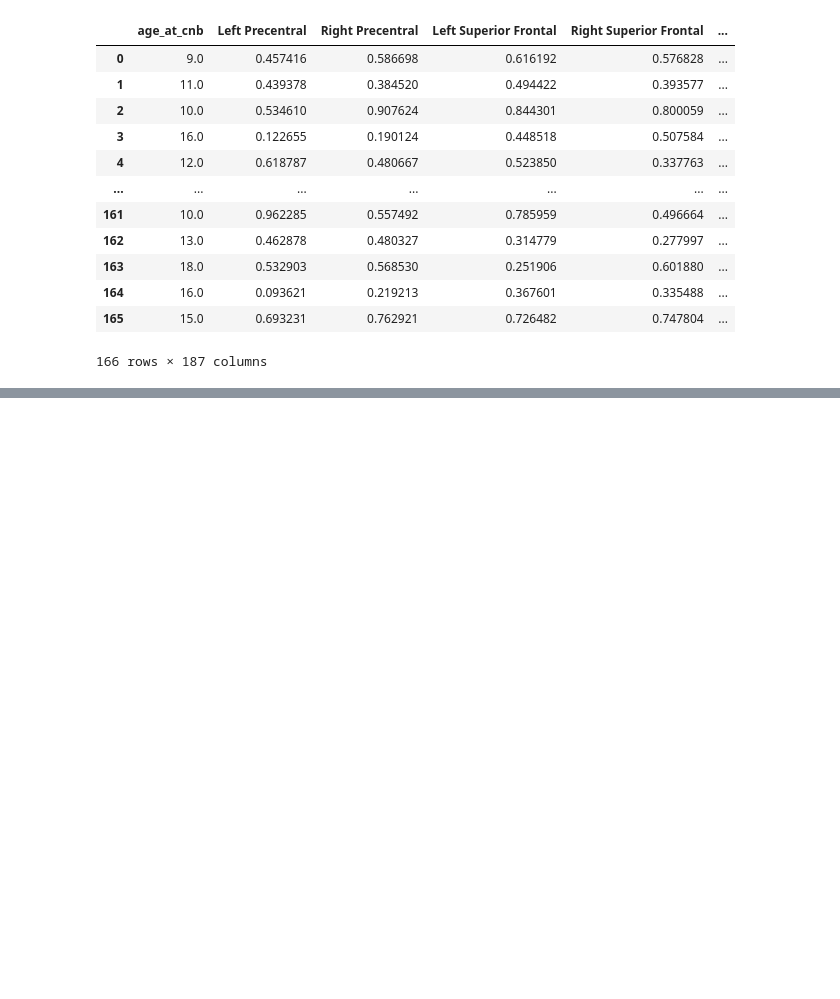
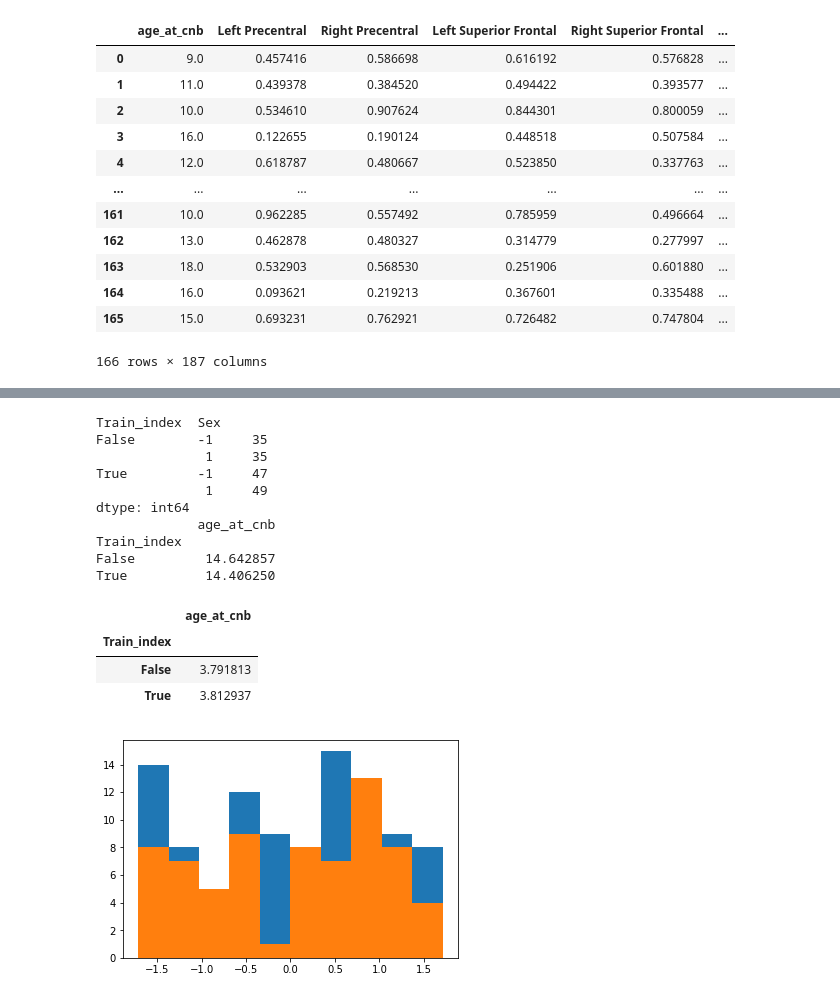
Before and after one commit to NxNiki/multidimensional_age_prediction, a Jupyter notebook: script00_prepare_data.ipynb, the cells around one changed output, grey strips where cells are left out. Drawn from its saved outputs; the diff is of its cells as text; code cells hidden in the pictures; blank space fills up the shorter version.

```diff
--- a/script00_prepare_data.ipynb
+++ b/script00_prepare_data.ipynb
@@ -347,3 +357,30 @@ behav_feature
+# %%
+# plot y_train and y_test:
+import matplotlib.pyplot as plt
+plt.hist(y_train)
+plt.hist(y_test)
+
+## check gender distribution
+print(subject_split_info[["Train_index", "Sex"]].groupby(["Train_index", "Sex"]).size())
+
+print(subject_split_info[["Train_index", "age_at_cnb"]].groupby(["Train_index"]).mean())
+subject_split_info[["Train_index", "age_at_cnb"]].groupby(["Train_index"]).std()
+# %% [output]
+Train_index  Sex
+False        -1     35
+              1     35
+True         -1     47
+              1     49
+dtype: int64
+             age_at_cnb
+Train_index
+False         14.642857
+True          14.406250
+|  | age_at_cnb |
+| Train_index |  |
+| False | 3.791813 |
+| True | 3.812937 |
+[figure, added]
 # %%
 import seaborn as sns
 
```
Also changed, not shown: parts of 6 cells of this notebook, 10 other files.
